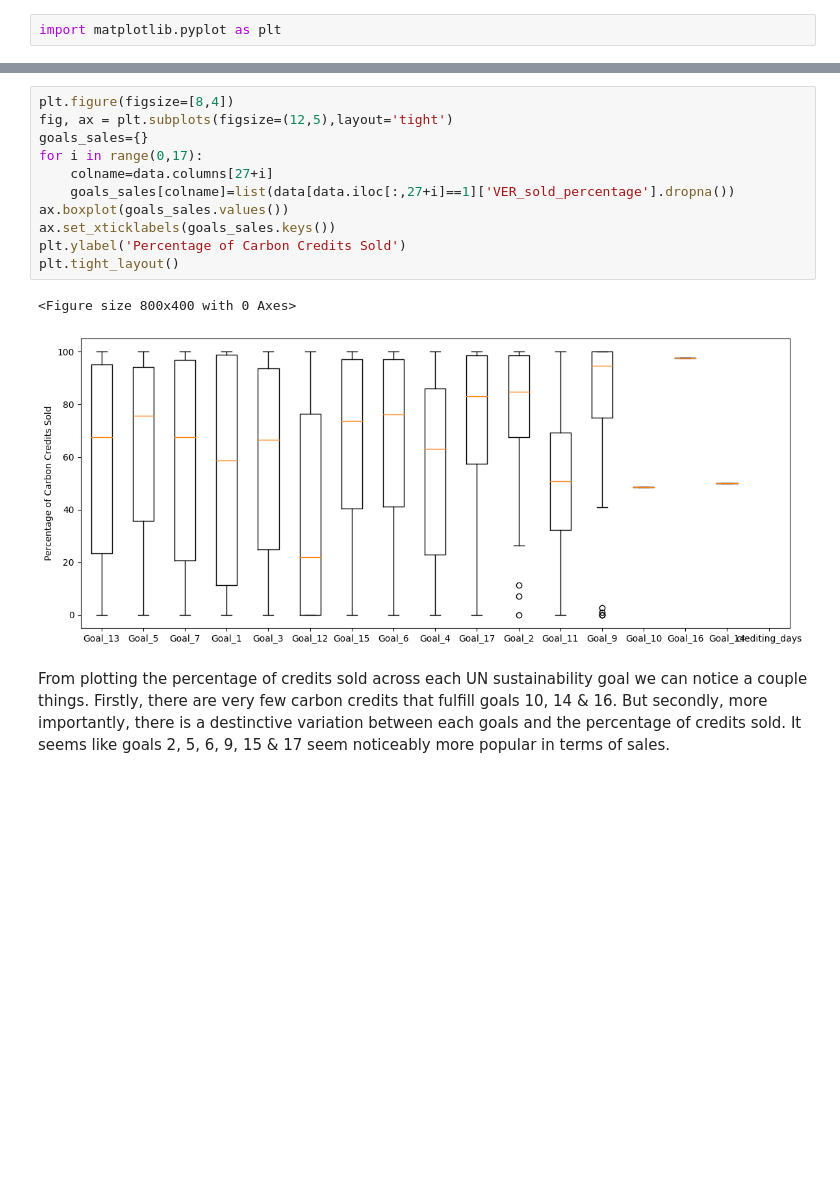
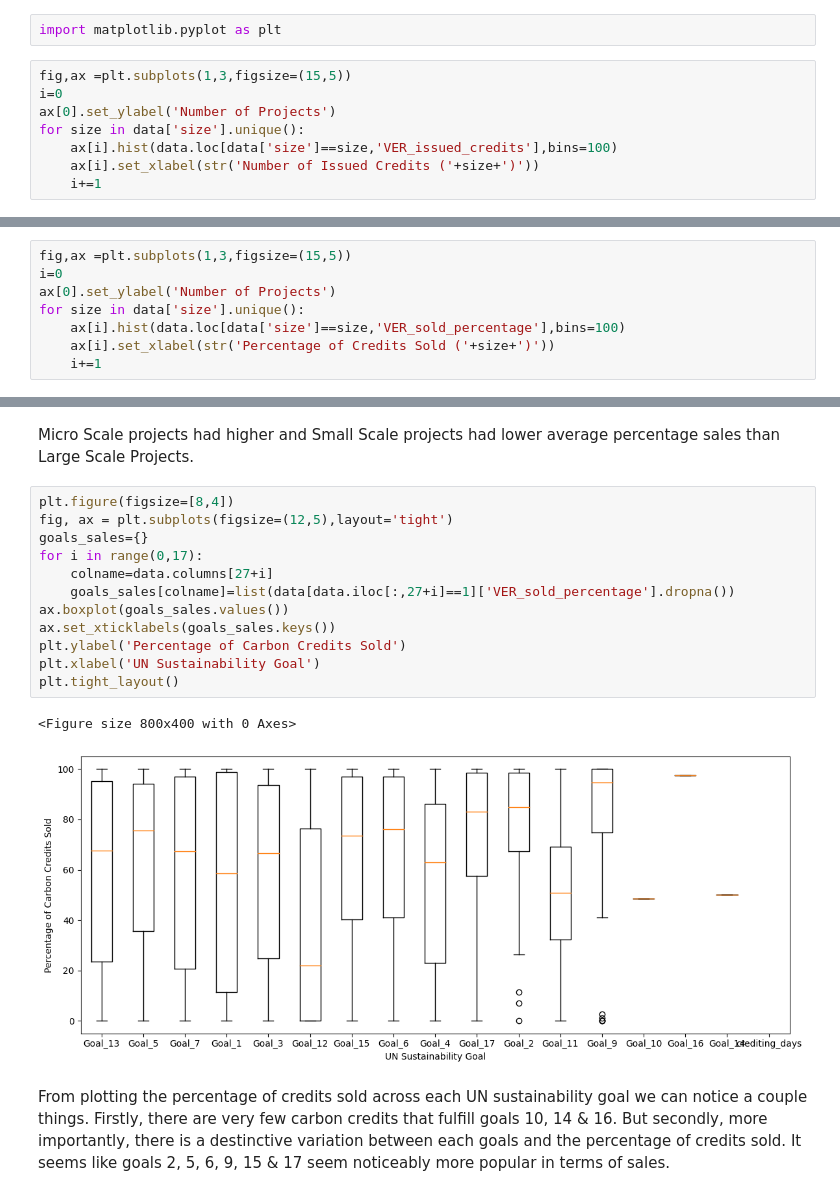
Before and after one commit to balendra-singh/ads_earthchain, a Jupyter notebook: notebooks/EDA.ipynb, the cells around one changed output, grey strips where cells are left out. Saved outputs shown, nothing was run; the diff lists cells and outputs as text; blank space fills up the shorter version.

```diff
--- a/notebooks/EDA.ipynb
+++ b/notebooks/EDA.ipynb
@@ -27,2 +33,10 @@ data
 # %%
 import matplotlib.pyplot as plt
+# %%
+fig,ax =plt.subplots(1,3,figsize=(15,5))
+i=0
+ax[0].set_ylabel('Number of Projects')
+for size in data['size'].unique():
+    ax[i].hist(data.loc[data['size']==size,'VER_issued_credits'],bins=100)
+    ax[i].set_xlabel(str('Number of Issued Credits ('+size+')'))
+    i+=1
@@ -28,0 +83,8 @@ import matplotlib.pyplot as plt
+# %%
+fig,ax =plt.subplots(1,3,figsize=(15,5))
+i=0
+ax[0].set_ylabel('Number of Projects')
+for size in data['size'].unique():
+    ax[i].hist(data.loc[data['size']==size,'VER_sold_percentage'],bins=100)
+    ax[i].set_xlabel(str('Percentage of Credits Sold ('+size+')'))
+    i+=1
@@ -29,17 +130,20 @@ import matplotlib.pyplot as plt
+# %% [markdown]
+Micro Scale projects had higher and Small Scale projects had lower average percentage sales than Large Scale Projects.
 # %%
 plt.figure(figsize=[8,4])
 fig, ax = plt.subplots(figsize=(12,5),layout='tight')
 goals_sales={}
 for i in range(0,17):
     colname=data.columns[27+i]
     goals_sales[colname]=list(data[data.iloc[:,27+i]==1]['VER_sold_percentage'].dropna())
 ax.boxplot(goals_sales.values())
 ax.set_xticklabels(goals_sales.keys())
 plt.ylabel('Percentage of Carbon Credits Sold')
+plt.xlabel('UN Sustainability Goal')
 plt.tight_layout()
 # %% [output]
 <Figure size 800x400 with 0 Axes>
-[figure, old version]
+[figure, new version]
 # %% [markdown]
 From plotting the percentage of credits sold across each UN sustainability goal we can notice a couple things. Firstly, there are very few carbon credits that fulfill goals 10, 14 & 16. But secondly, more importantly, there is a destinctive variation between each goals and the percentage of credits sold.
 It seems like goals 2, 5, 6, 9, 15 & 17 seem noticeably more popular in terms of sales.
```
Also changed, not shown: parts of 38 cells of this notebook, 10 other files.
